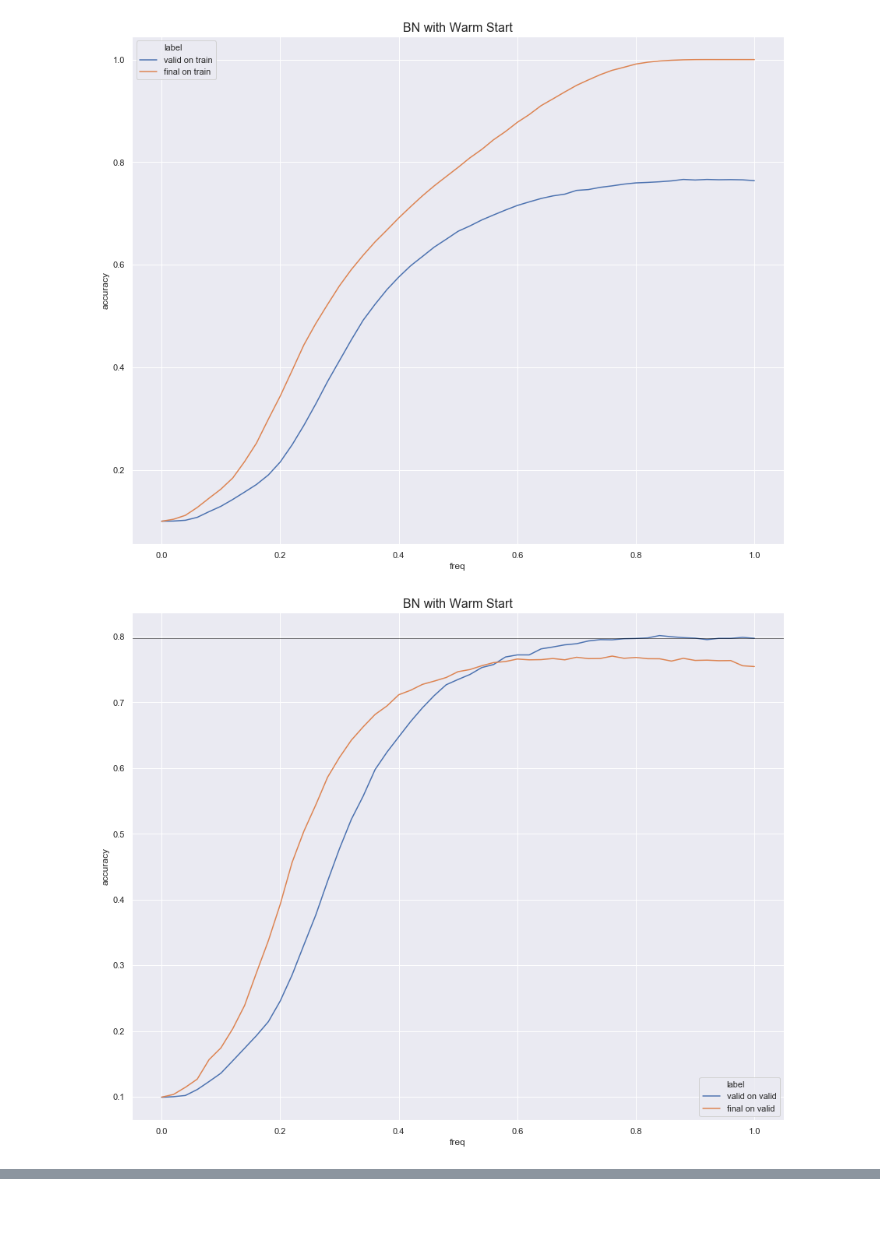
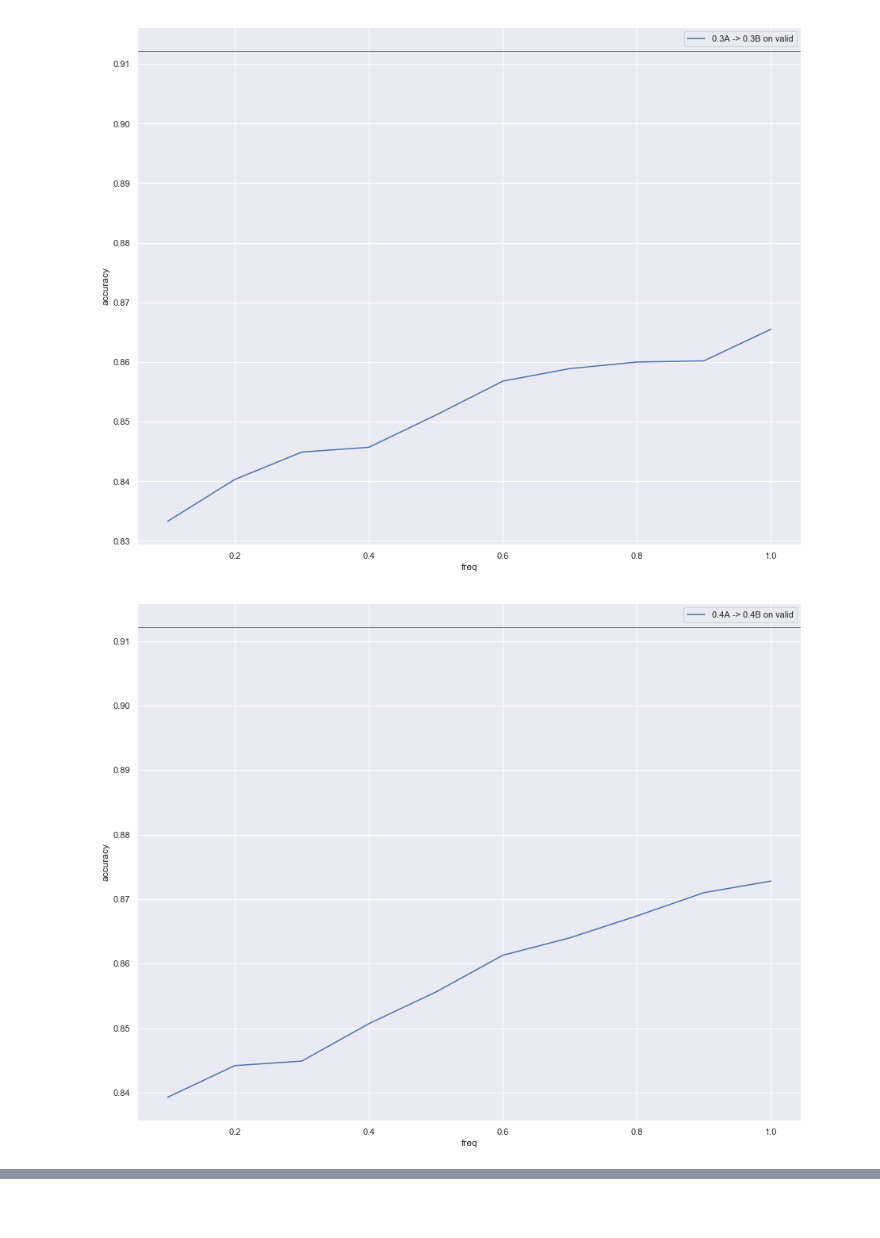
Before and after one commit to wDaniec/time-travelling-networks, a Jupyter notebook: visualize/show_interpolation.ipynb, the cells around one changed output, grey strips where cells are left out. Cells and saved outputs as stored; diff of their text form; code cells hidden in the pictures; blank space fills up the shorter version.

```diff
--- a/visualize/show_interpolation.ipynb
+++ b/visualize/show_interpolation.ipynb
@@ -31,7 +39,7 @@ def get_combined_plots(title, interpolation_val, interpolation_final, best_val):
         plot_double(title, interpolation_val, interpolation_final, key, best_val)
 # %%
 def get_single_plot(interpolation_df, mode, best_val):
-    for key in ['train', 'valid']:
+    for key in ['valid']:
         plot_single(interpolation_df, key, mode, best_val)
 # %%
 def get_combined_plots_from_path(title, path_val, path_final, best_val):
@@ -40,9 +48,10 @@ def get_combined_plots_from_path(title, path_val, path_final, best_val):
     get_combined_plots(title, interpolation_val, interpolation_final, best_val)
 # %%
 def get_plot_AB_from_path(path, num_steps, best_val):
-    temp_df = pd.read_csv(path_interpolation_AB)
-    for step in range(1, num_steps):
+    temp_df = pd.read_csv(path)
+    print(temp_df)
+    for step in range(1, num_steps+1):
         f = 0.1*step
-        current_df = temp_df.loc[lambda df: df['freq1'] == f, ['freq2', 'train', 'valid']]
+        current_df = temp_df.loc[lambda df: df['freq1'] == f, ['freq2', 'valid']]
         current_df = current_df.rename({'freq2': 'freq'}, axis=1)
         get_single_plot(current_df, "{:.1f}A -> {:.1f}B".format(f, f), best_val)
@@ -49,20 +63,28 @@ def get_plot_AB_from_path(path, num_steps, best_val):
 # %%
 # to set up
-path = '../crazy'
-BEST_VALID_SCORE = 0.7975
-TITLE = "BN with Warm Start"
+path = '../warm_start'
+BEST_VALID_SCORE = 0.912200
+TITLE = "Short(50 epoch) - random_labels"
 NUM_STEPS = 10
 
 sns.set(rc={'figure.figsize':(15,12)})
-path_valid = os.path.join(path, 'interpolation_val.csv')
-path_final = os.path.join(path, 'interpolation_final.csv')
+# path_valid = os.path.join(path, 'interpolation_val.csv')
+# path_final = os.path.join(path, 'interpolation_final.csv')
+# path_ul = os.path.join(path, 'interpolation_ul_conv.csv')
 
-get_single_plot(pd.read_csv(os.path.join(path, 'interpolation_AB_last.csv')), "1.0A -> 1.0B", BEST_VALID_SCORE)
+# path_interpolation = os.path.join(path, 'interpolation_warm_start.csv')
+# get_single_plot(path_interpolation, "valid", BEST_VALID_SCORE)
+
+path_interpolation = os.path.join(path, 'step_interpolation_warm_start.csv')
+get_plot_AB_from_path(path_interpolation, NUM_STEPS, BEST_VALID_SCORE)
+
+# get_plot_ul(path_ul, BEST_VALID_SCORE)
+# get_single_plot(pd.read_csv(os.path.join(path, 'interpolation_AB_last.csv')), "1.0A -> 1.0B", BEST_VALID_SCORE)
 # path_interpolation_AB = os.path.join(path, 'interpolation_AB.csv')
 
-# get_plot_AB(path_interpolation_AB, BEST_VALID_SCORE)
-# get_single_plot(path_valid, "valid")
+# get_plot_AB_from_path(path_interpolation_AB, NUM_STEPS, BEST_VALID_SCORE)
+# get_single_plot(path_valid, "valid", BEST_VALID_SCORE)
 # get_single_plot(path_final, "final")
 
-get_combined_plots_from_path(TITLE, path_valid, path_final, BEST_VALID_SCORE)
+# get_combined_plots_from_path(TITLE, path_valid, path_final, BEST_VALID_SCORE)
 # %% [output]
@@ -81,2 +110,2 @@ See the caveats in the documentation: http://pandas.pydata.org/pandas-docs/stabl
-[figure, old version]
+[figure, new version]
-[figure, old version]
+[figure, new version]
@@ -82,0 +118,2 @@ See the caveats in the documentation: http://pandas.pydata.org/pandas-docs/stabl
+# %% [markdown]
+###
```
Also changed, not shown: parts of 4 cells of this notebook, 3 other files.
